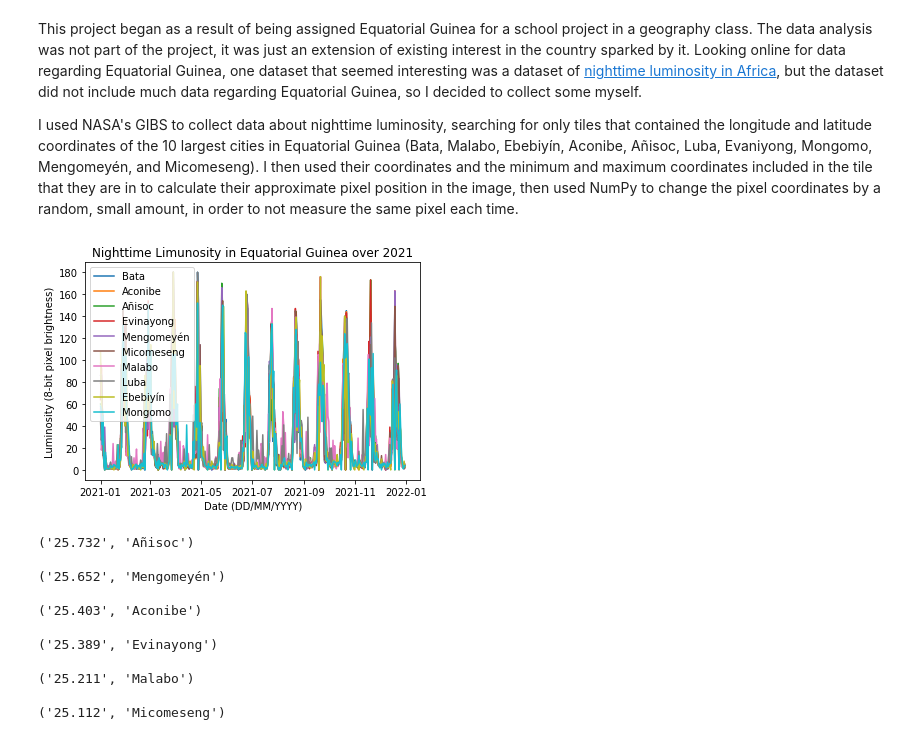
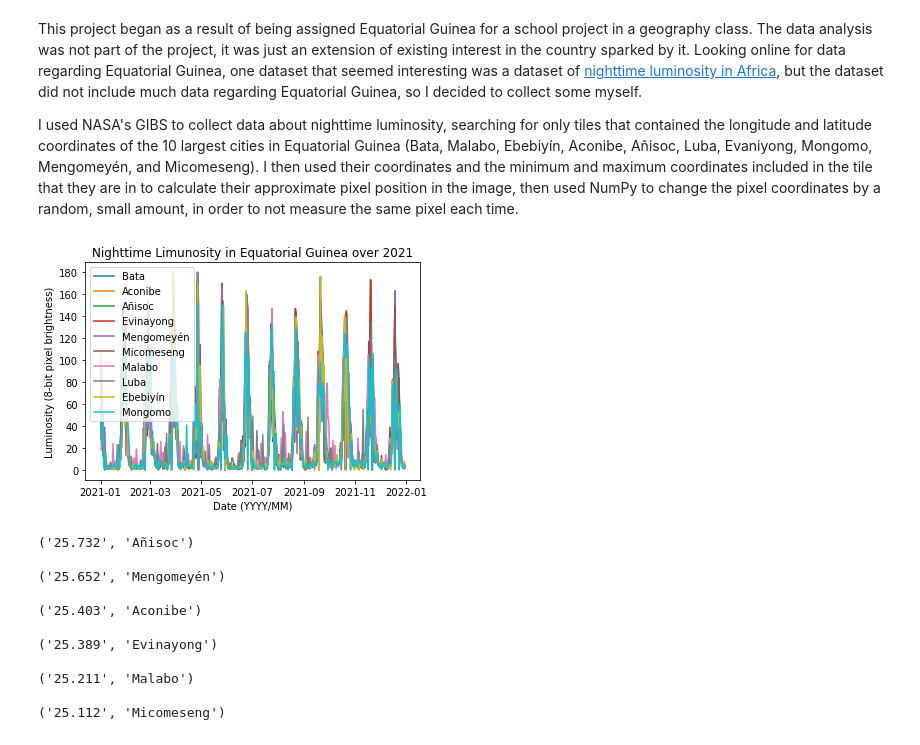
Before and after one commit to NicoACloutier/assorted-data-analysis, a Jupyter notebook: equatorial_guinea/RESULTS.ipynb, the cells around one changed output. Cells and saved outputs as stored; diff of their text form; code cells hidden in the pictures.

```diff
--- a/equatorial_guinea/RESULTS.ipynb
+++ b/equatorial_guinea/RESULTS.ipynb
@@ -8,7 +8,7 @@ from matplotlib import pyplot as plt
 import matplotlib
 import numpy as np
 # %%
-df = pd.read_csv("data.csv")
+df = pd.read_csv("v1\\data.csv")
 names = df.columns.to_list()
 names.remove("Date")
 dates = df.loc[:, "Date"].to_list()
@@ -16,17 +16,14 @@ dates = np.asarray(dates, dtype='datetime64[s]')
 # %%
 for name in names:
     plt.plot(dates, df.loc[:, name].to_list(), label=name)
-plt.xlabel('Date (DD/MM/YYYY)')
+plt.xlabel('Date (YYYY/MM)')
 plt.ylabel('Luminosity (8-bit pixel brightness)')
 plt.title('Nighttime Limunosity in Equatorial Guinea over 2021')
 plt.legend()
 plt.locator_params(nbins=12)
-#ax = plt.gca()
-#ax.xaxis.set_major_locator(matplotlib.ticker.FixedLocator(range(365)))
-#ax.set_xticklabels(labels=dates, rotation=60)
 plt.show()
 # %% [output]
-[figure, old version]
+[figure, new version]
 # %%
 ranks = []
 for name in names:
```
Also changed, not shown: parts of 8 cells of this notebook, 12 other files.
